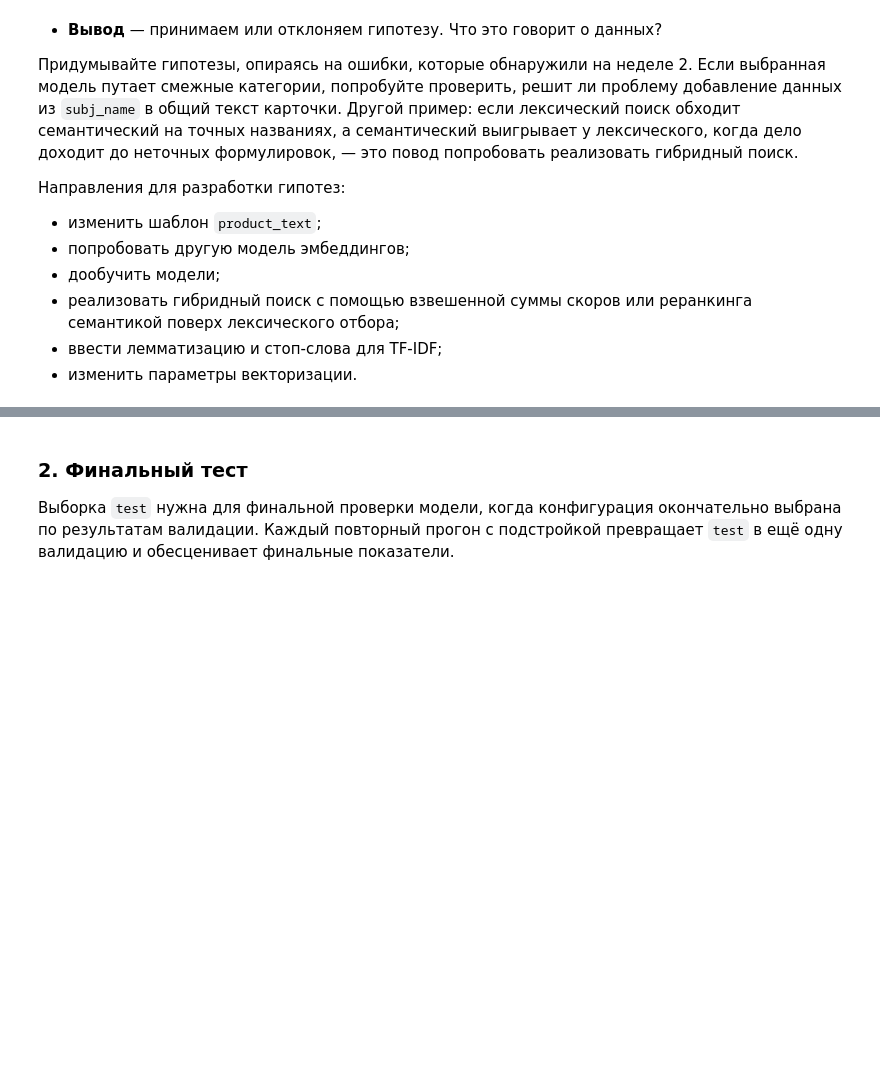
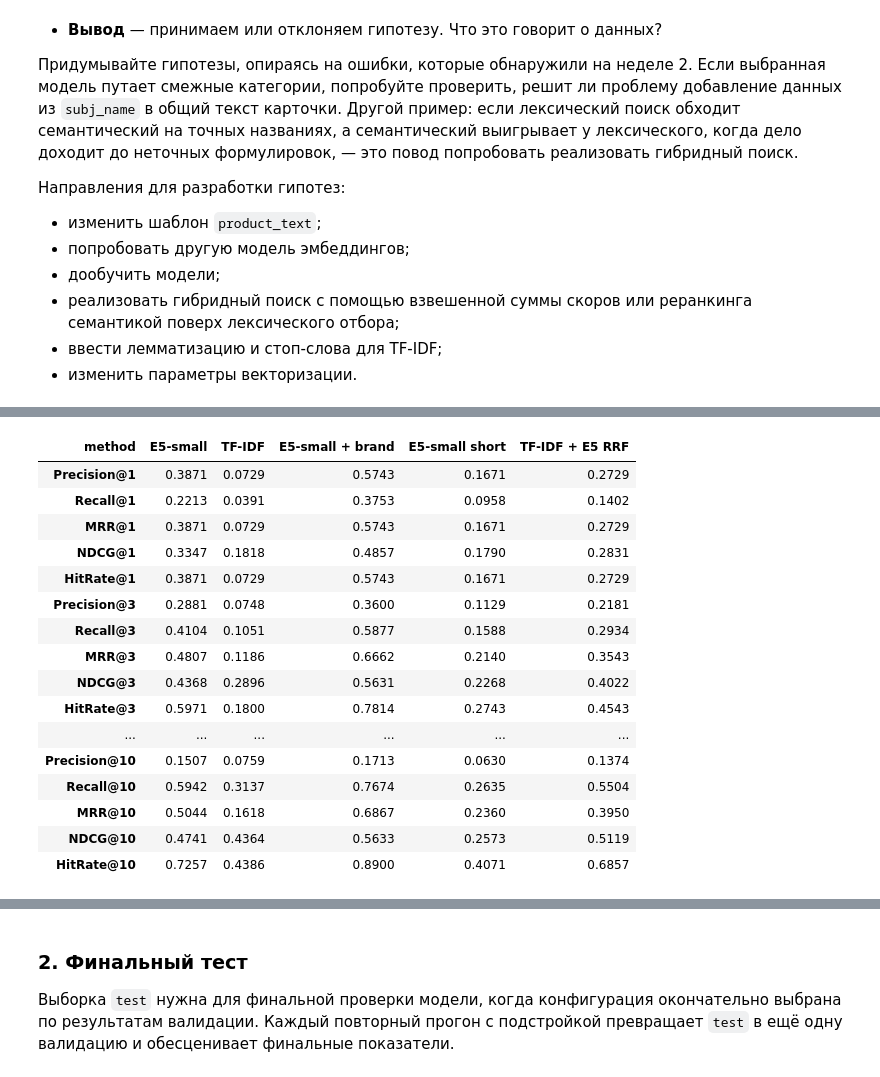
Before and after one commit to Fsalyamov/semantic-search-project, a Jupyter notebook: semantic_search_project.ipynb, the cells around one changed output, grey strips where cells are left out. Drawn from its saved outputs; the diff is of its cells as text; code cells hidden in the pictures; blank space fills up the shorter version.

```diff
--- a/semantic_search_project.ipynb
+++ b/semantic_search_project.ipynb
@@ -1301,0 +1424,13 @@ Precision@1 — 0,3871 против 0,0729.
+# %%
+passages_short = ["passage: " + text for text in eval_catalog_short["product_text"]]
+product_embeddings_short = model.encode(
+    passages_short,
+    batch_size=16,
+    normalize_embeddings=True,
+    convert_to_numpy=True,
+    show_progress_bar=True
+)
+ARTIFACTS_DIR.mkdir(exist_ok=True)
+np.save(ARTIFACTS_DIR / "product_embeddings_e5_short.npy", product_embeddings_short)
+np.save(ARTIFACTS_DIR / "product_ids_e5_short.npy", eval_catalog_short["imt_id"].to_numpy())
+print("Размер матрицы:", product_embeddings_short.shape)
@@ -1301,0 +1535,40 @@ Precision@1 — 0,3871 против 0,0729.
+# %%
+metrics_rows_hybrid = []
+for row in evaluation_queries.itertuples(index=False):
+    item_ids = search_hybrid(row.query_text, top_k=max(K_VALUES))["imt_id"].tolist()
+    result = {"method": "TF-IDF + E5 RRF", "query_id": row.query_id}
+    for k in K_VALUES:
+        result.update(calculate_metrics(
+            item_ids,
+            relevance_maps[row.query_id],
+            k=k,
+            threshold=RELEVANCE_THRESHOLD
+        ))
+    metrics_rows_hybrid.append(result)
+metrics_by_query_hybrid = pd.DataFrame(metrics_rows_hybrid)
+metrics_summary_hybrid = metrics_by_query_hybrid.groupby("method").mean(numeric_only=True)
+all_metrics_summary = pd.concat([
+    metrics_summary,
+    metrics_summary_brand,
+    metrics_summary_short,
+    metrics_summary_hybrid
+])
+display(all_metrics_summary.round(4).T)
+# %% [output]
+| method | E5-small | TF-IDF | E5-small + brand | E5-small short | TF-IDF + E5 RRF |
+| Precision@1 | 0.3871 | 0.0729 | 0.5743 | 0.1671 | 0.2729 |
+| Recall@1 | 0.2213 | 0.0391 | 0.3753 | 0.0958 | 0.1402 |
+| MRR@1 | 0.3871 | 0.0729 | 0.5743 | 0.1671 | 0.2729 |
+| NDCG@1 | 0.3347 | 0.1818 | 0.4857 | 0.1790 | 0.2831 |
+| HitRate@1 | 0.3871 | 0.0729 | 0.5743 | 0.1671 | 0.2729 |
+| Precision@3 | 0.2881 | 0.0748 | 0.3600 | 0.1129 | 0.2181 |
+| Recall@3 | 0.4104 | 0.1051 | 0.5877 | 0.1588 | 0.2934 |
+| MRR@3 | 0.4807 | 0.1186 | 0.6662 | 0.2140 | 0.3543 |
+| NDCG@3 | 0.4368 | 0.2896 | 0.5631 | 0.2268 | 0.4022 |
+| HitRate@3 | 0.5971 | 0.1800 | 0.7814 | 0.2743 | 0.4543 |
+| ... | ... | ... | ... | ... | ... |
+| Precision@10 | 0.1507 | 0.0759 | 0.1713 | 0.0630 | 0.1374 |
+| Recall@10 | 0.5942 | 0.3137 | 0.7674 | 0.2635 | 0.5504 |
+| MRR@10 | 0.5044 | 0.1618 | 0.6867 | 0.2360 | 0.3950 |
+| NDCG@10 | 0.4741 | 0.4364 | 0.5633 | 0.2573 | 0.5119 |
+| HitRate@10 | 0.7257 | 0.4386 | 0.8900 | 0.4071 | 0.6857 |
```
Also changed, not shown: parts of 25 cells of this notebook, 3 other files.
